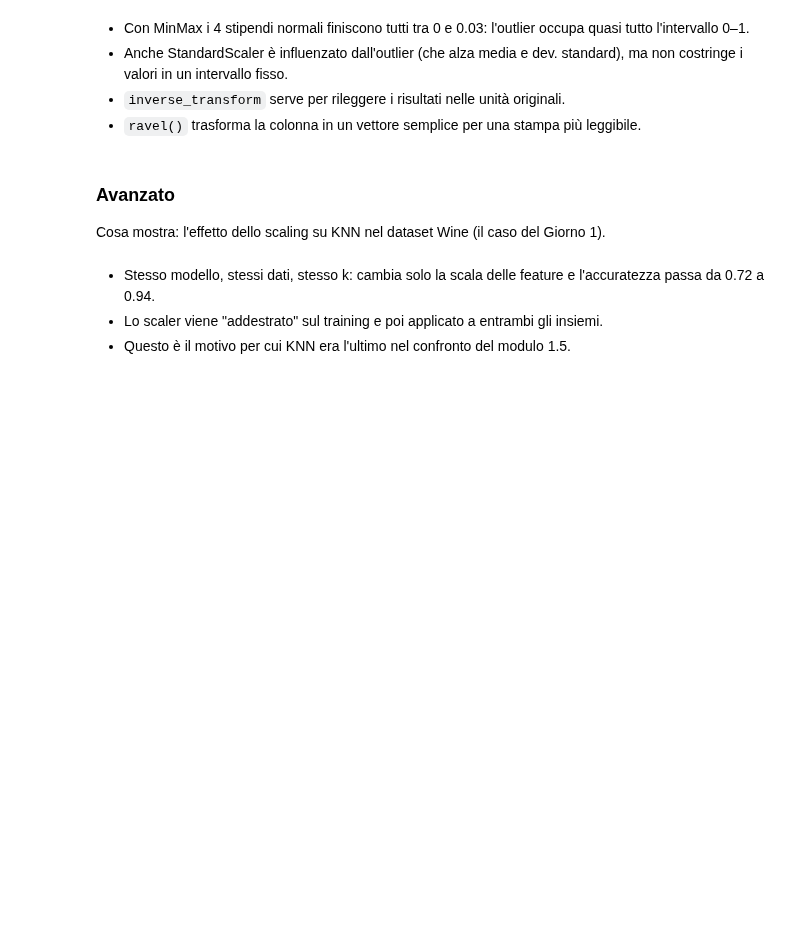
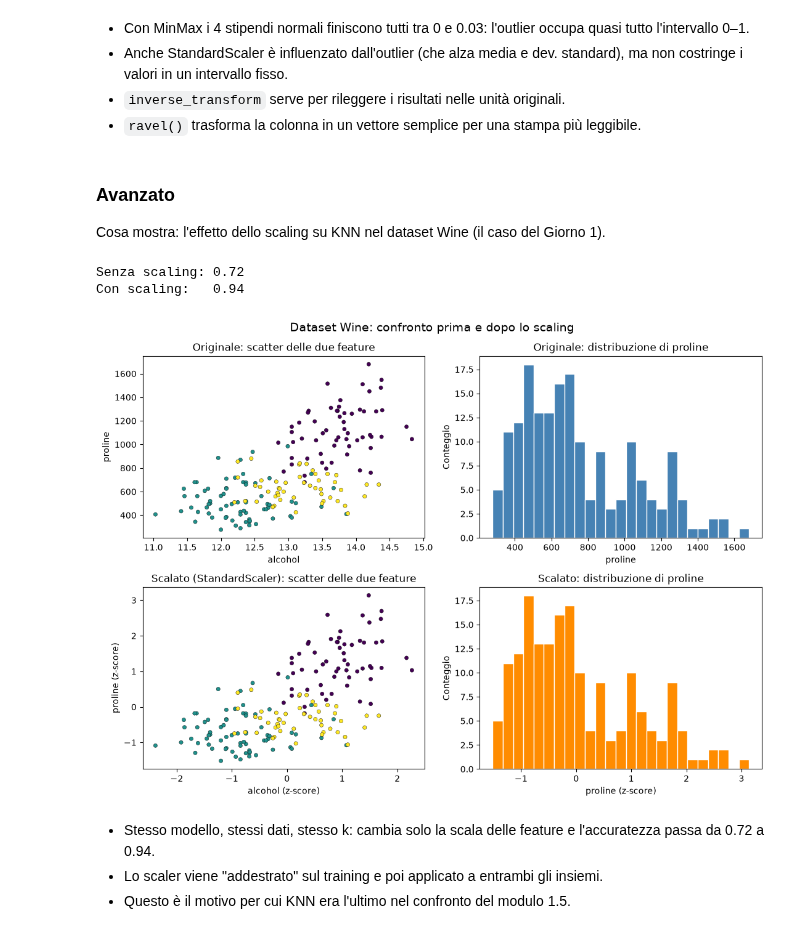
Before and after one commit to MaSTERmIKK/Aula_PythonAi_Ottobre, a Jupyter notebook: CorsoIt/14_Lunedi_26/giorno-2-preprocessing-metriche.ipynb, the cells around one changed output. Drawn from its saved outputs; the diff is of its cells as text; code cells hidden in the pictures; blank space fills up the shorter version.

Commit message:
Immagine dimostrativa esempio avanzato
Esempio extra deviazione standard in 2.1

```diff
--- a/CorsoIt/14_Lunedi_26/giorno-2-preprocessing-metriche.ipynb
+++ b/CorsoIt/14_Lunedi_26/giorno-2-preprocessing-metriche.ipynb
@@ -112,22 +114,64 @@ Cosa mostra: l'effetto dello scaling su KNN nel dataset Wine (il caso del Giorno
 # %%
 from sklearn.datasets import load_wine
 from sklearn.model_selection import train_test_split
 from sklearn.preprocessing import StandardScaler
 from sklearn.neighbors import KNeighborsClassifier
+import matplotlib.pyplot as plt
 
 X, y = load_wine(return_X_y=True)
+feature_names = load_wine().feature_names
 X_train, X_test, y_train, y_test = train_test_split(X, y, test_size=0.2, random_state=42)
 
 # Senza scaling
 knn = KNeighborsClassifier(n_neighbors=5).fit(X_train, y_train)
 print("Senza scaling:", round(knn.score(X_test, y_test), 2))      # 0.72
 
 # Con scaling: fit SOLO sul training (perché lo vediamo nel modulo 2.2)
 scaler = StandardScaler().fit(X_train)
 X_train_s = scaler.transform(X_train)
 X_test_s = scaler.transform(X_test)                                # stesse statistiche del training
 knn_s = KNeighborsClassifier(n_neighbors=5).fit(X_train_s, y_train)
 print("Con scaling:  ", round(knn_s.score(X_test_s, y_test), 2))   # 0.94
+
+# ---- Grafico: confronto prima e dopo lo scaling ----
+# Lo scaler è stato fittato sul training, quindi lo applichiamo a tutto X
+# per visualizzare l'intero dataset nello spazio scalato.
+X_s = scaler.transform(X)
+
+# Due feature a confronto: alcol (indice 0) e proline (indice 12)
+idx_a, idx_b = 0, 12
+
+fig, axes = plt.subplots(2, 2, figsize=(11, 8))
+
+# Riga 1: dati originali
+axes[0, 0].scatter(X[:, idx_a], X[:, idx_b], c=y, cmap="viridis", s=20, edgecolor="k", linewidth=0.3)
+axes[0, 0].set_title("Originale: scatter delle due feature")
+axes[0, 0].set_xlabel(feature_names[idx_a])
+axes[0, 0].set_ylabel(feature_names[idx_b])
+
+axes[0, 1].hist(X[:, idx_b], bins=25, color="steelblue", edgecolor="white")
+axes[0, 1].set_title(f"Originale: distribuzione di {feature_names[idx_b]}")
+axes[0, 1].set_xlabel(feature_names[idx_b])
+axes[0, 1].set_ylabel("Conteggio")
+
+# Riga 2: dati scalati
+axes[1, 0].scatter(X_s[:, idx_a], X_s[:, idx_b], c=y, cmap="viridis", s=20, edgecolor="k", linewidth=0.3)
+axes[1, 0].set_title("Scalato (StandardScaler): scatter delle due feature")
+axes[1, 0].set_xlabel(f"{feature_names[idx_a]} (z-score)")
+axes[1, 0].set_ylabel(f"{feature_names[idx_b]} (z-score)")
+
+axes[1, 1].hist(X_s[:, idx_b], bins=25, color="darkorange", edgecolor="white")
+axes[1, 1].set_title(f"Scalato: distribuzione di {feature_names[idx_b]}")
+axes[1, 1].set_xlabel(f"{feature_names[idx_b]} (z-score)")
+axes[1, 1].set_ylabel("Conteggio")
+
+fig.suptitle("Dataset Wine: confronto prima e dopo lo scaling", fontsize=14)
+fig.tight_layout()
+plt.show()
+# %% [output]
+Senza scaling: 0.72
+Con scaling:   0.94
+[figure, added]
 # %% [markdown]
 - Stesso modello, stessi dati, stesso k: cambia solo la scala delle feature e l'accuratezza passa da 0.72 a 0.94.
 - Lo scaler viene "addestrato" sul training e poi applicato a entrambi gli insiemi.
```
Also changed, not shown: parts of 5 cells of this notebook, 2 other files.
